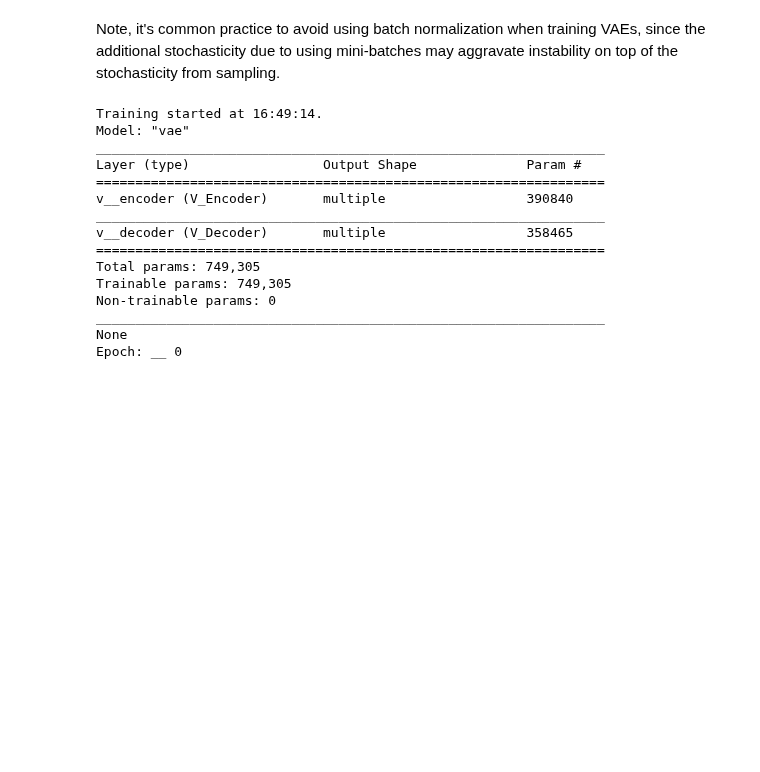
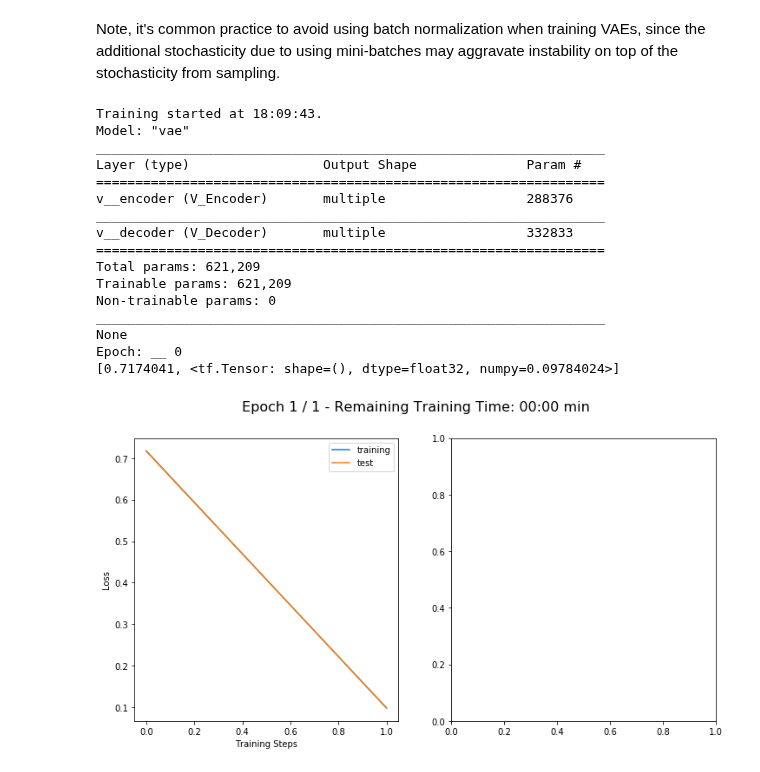
Before and after one commit to Chevron9/iannwtf, a Jupyter notebook: 7/VAE.ipynb, the cells around one changed output. Drawn from its saved outputs; the diff is of its cells as text; code cells hidden in the pictures; blank space fills up the shorter version.

```diff
--- a/7/VAE.ipynb
+++ b/7/VAE.ipynb
@@ -38,7 +38,7 @@ train_ds = (datasets['train']
                  .map(_preprocess)
                  .batch(64, drop_remainder=True)
                  .prefetch(tf.data.experimental.AUTOTUNE)
-                 .shuffle(int(10e3)))
+                 .shuffle(buffer_size=64))
 test_ds = (datasets['test']
                 .map(_preprocess)
                 .batch(64, drop_remainder=True)
@@ -255,7 +255,8 @@ model = VAE()
 
 # Initialize the loss: categorical cross entropy. Check out 'tf.keras.losses'.
 # loss_func = tf.keras.losses.BinaryCrossentropy()
-loss_func = lambda x, rv_x: -rv_x.log_prob(x)
+# loss_func = lambda x, rv_x: -rv_x.log_prob(x)
+loss_func = tf.keras.losses.MeanSquaredError()
 
 # Initialize the optimizer: Adam with default parameters. Check out 'tf.keras.optimizers'
 optimizer = tf.keras.optimizers.Adam(learning_rate)
@@ -286,36 +287,38 @@ for epoch in range(num_epochs):
     #training (and checking in with training)
     running_average = 0
     for (data,target) in train_ds:
         #train_loss = train_step(model, data, target, loss_func, optimizer)
         train_loss = train_step(model, data, target, loss_func, optimizer)
         running_average = running_average_factor * running_average  + (1 - running_average_factor) * train_loss
     train_losses.append(running_average)
 
     #testing
     test_loss= test_step(model, test_ds, loss_func)
     test_losses.append(test_loss)
 
     end = time.perf_counter()
-    print(train_lossses)
+    print(train_losses)
     plot_performance(num_epochs, train_losses, test_losses, (start, end))
 
 t2 = time.localtime()
 current_time2 = time.strftime("%H:%M:%S", t)
 t_delta = time.mktime(t2)-time.mktime(t)
 print(f"Training ended at {current_time}. Duration was {t_delta/60:.2f} minutes.")
 # %% [output]
-Training started at 16:49:14.
+Training started at 18:09:43.
 Model: "vae"
 _________________________________________________________________
 Layer (type)                 Output Shape              Param #
 =================================================================
-v__encoder (V_Encoder)       multiple                  390840
+v__encoder (V_Encoder)       multiple                  288376
 _________________________________________________________________
-v__decoder (V_Decoder)       multiple                  358465
+v__decoder (V_Decoder)       multiple                  332833
 =================================================================
-Total params: 749,305
-Trainable params: 749,305
+Total params: 621,209
+Trainable params: 621,209
 Non-trainable params: 0
 _________________________________________________________________
 None
 Epoch: __ 0
+[0.7174041, <tf.Tensor: shape=(), dtype=float32, numpy=0.09784024>]
+[figure, added]
```
Also changed, not shown: parts of 2 cells of this notebook, 1 other file.
